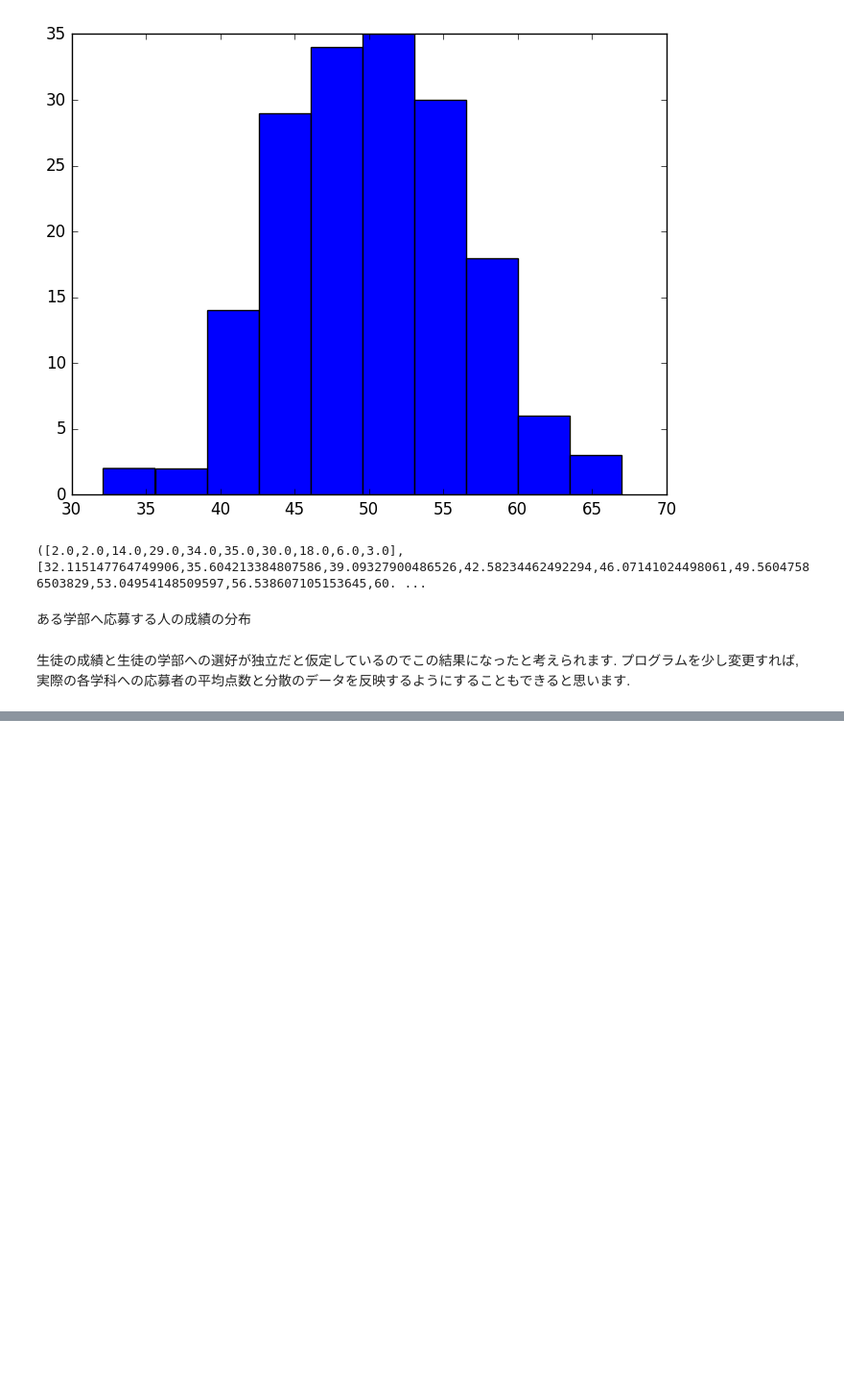
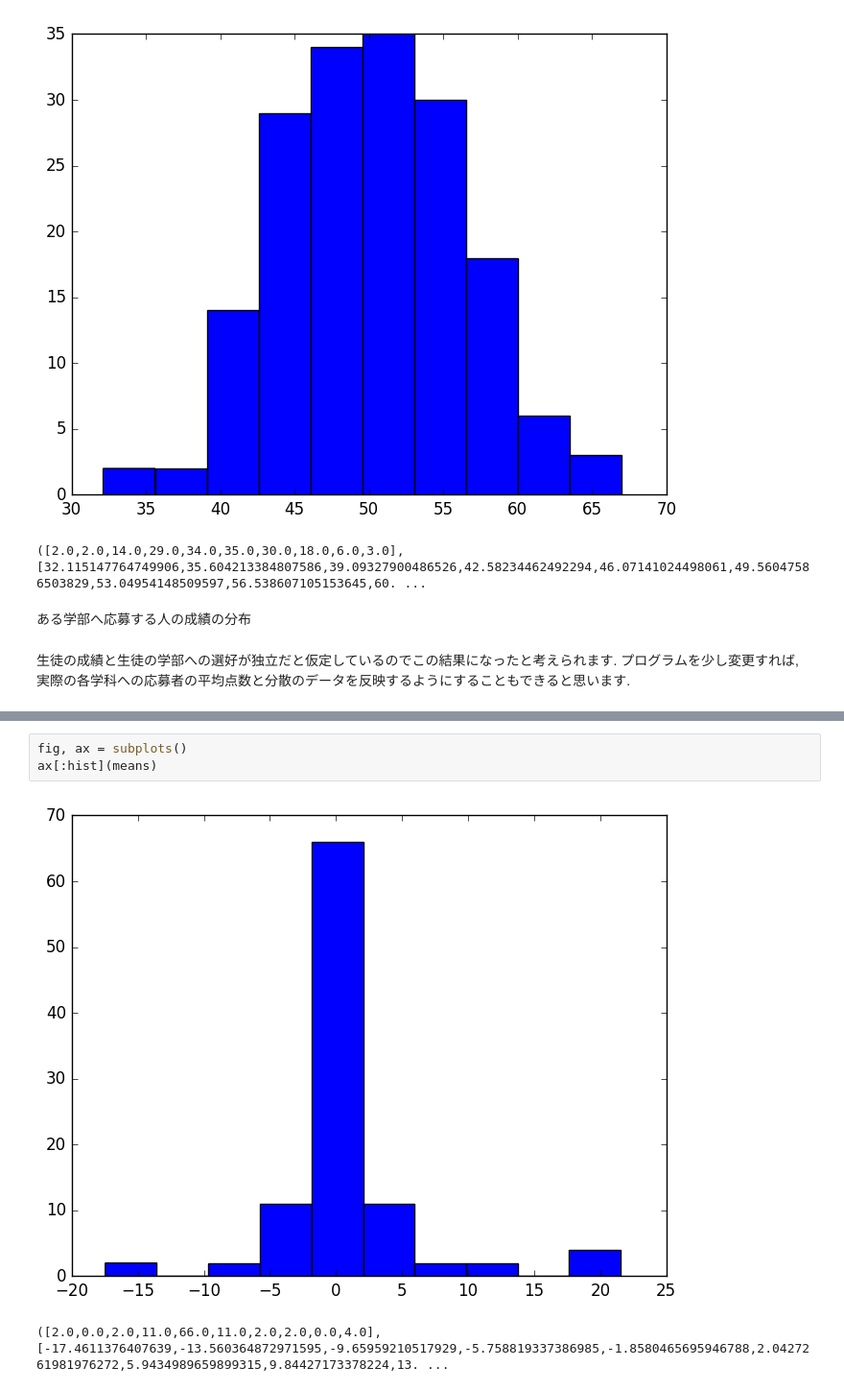
Before and after one commit to nswa17/-, a Jupyter notebook: demo.ipynb, the cells around one changed output, grey strips where cells are left out. Shown: that part at 96% size. Saved outputs shown, nothing was run; the diff lists cells and outputs as text; blank space fills up the shorter version.

```diff
--- a/demo.ipynb
+++ b/demo.ipynb
@@ -79,0 +108,6 @@ ax[:hist](map(s -> s.score, filter(s -> s.prefs[1] == 6, students_list)))
+# %%
+fig, ax = subplots()
+ax[:hist](means)
+# %% [output]
+[figure, added]
+([2.0,0.0,2.0,11.0,66.0,11.0,2.0,2.0,0.0,4.0],[-17.4611376407639,-13.560364872971595,-9.65959210517929,-5.758819337386985,-1.8580465695946788,2.0427261981976272,5.9434989659899315,9.84427173378224,13. ...
```
Also changed, not shown: parts of 7 cells of this notebook, 1 other file.
